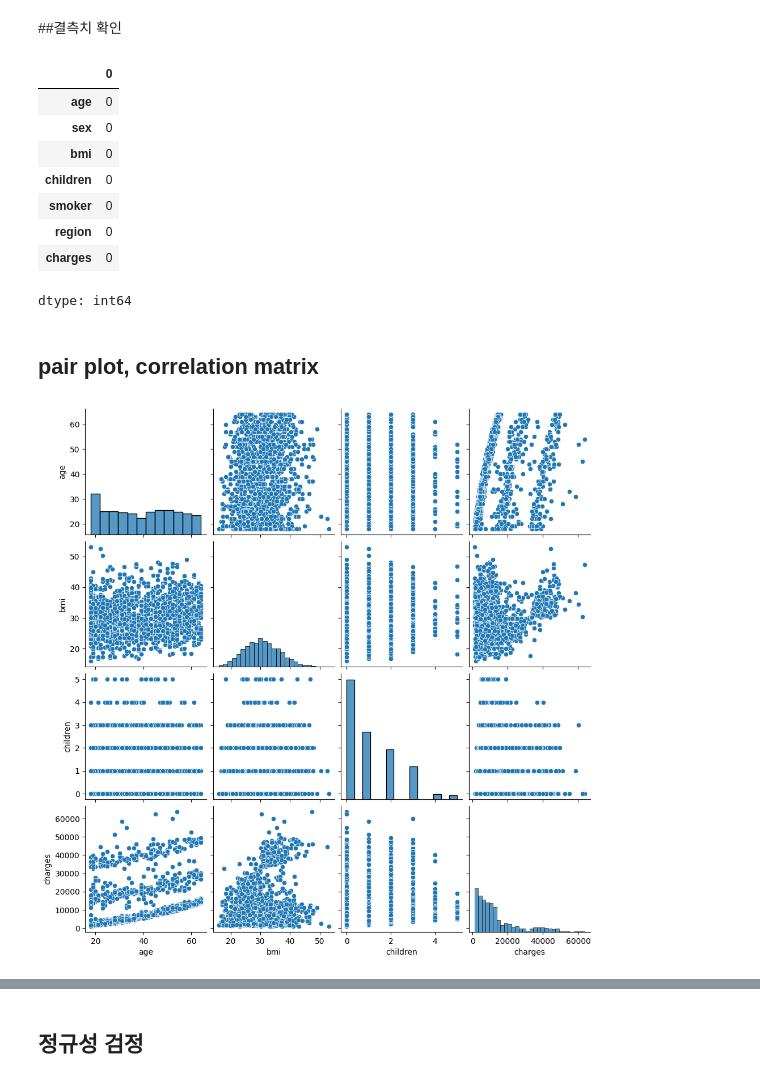
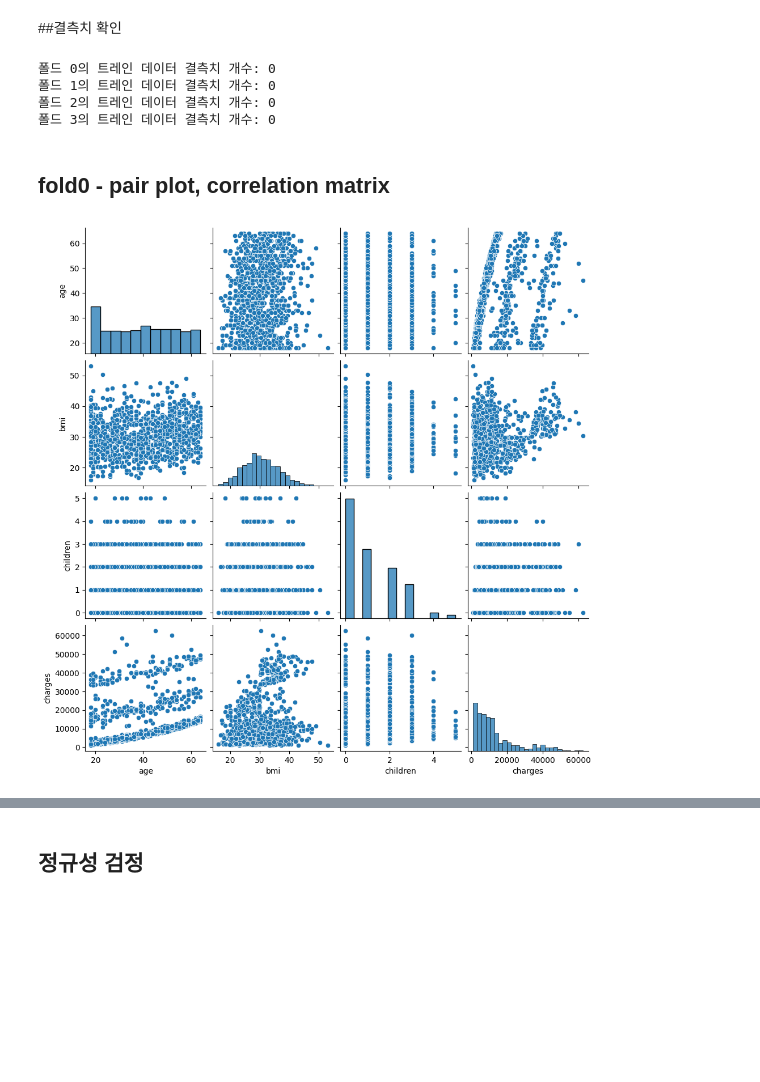
Before and after one commit to daeun118/24_2_ML_in_Finance, a Jupyter notebook: ML_in_Finance_TermProject.ipynb, the cells around one changed output, grey strips where cells are left out. Saved outputs shown, nothing was run; the diff lists cells and outputs as text; code cells hidden in the pictures; blank space fills up the shorter version.

```diff
--- a/ML_in_Finance_TermProject.ipynb
+++ b/ML_in_Finance_TermProject.ipynb
@@ -24,0 +57,16 @@ data.head()
+# %%
+from sklearn.model_selection import KFold
+
+# KFold 설정
+kf = KFold(n_splits=4, shuffle=True, random_state=42)
+
+# 각 폴드를 저장할 리스트
+folds = []
+
+# 데이터 나누기
+for train_index, test_index in kf.split(data):
+    train_data, test_data = data.iloc[train_index], data.iloc[test_index]
+    folds.append((train_data, test_data))  # 각 폴드를 리스트에 저장
+
+# 확인 예시
+print(f"총 {len(folds)}개의 폴드가 생성되었습니다.")
@@ -24,0 +75,14 @@ data.head()
+# %%
+# 각 fold를 개별 변수에 할당
+fold0_train, fold0_test = folds[0]
+fold1_train, fold1_test = folds[1]
+fold2_train, fold2_test = folds[2]
+fold3_train, fold3_test = folds[3]
+
+# 확인 예시
+print("Fold 0 - Train Data:")
+print(fold0_train.shape)
+print("\nFold 0 - Test Data:")
+print(fold0_test.shape)
+
+fold0_train.head()
@@ -26,27 +102,24 @@ data.head()
 # **EDA**
 # %% [markdown]
 ##결측치 확인
-# %%
-data.isnull().sum()
-# %% [output]
-|  | 0 |
-| age | 0 |
-| sex | 0 |
-| bmi | 0 |
-| children | 0 |
-| smoker | 0 |
-| region | 0 |
-| charges | 0 |
-dtype: int64
+# %%
+for i, (train_data, test_data) in enumerate(folds):
+    missing_values = train_data.isnull().sum().sum()  # 결측치 총합 계산
+    print(f'폴드 {i}의 트레인 데이터 결측치 개수: {missing_values}')
+# %% [output]
+폴드 0의 트레인 데이터 결측치 개수: 0
+폴드 1의 트레인 데이터 결측치 개수: 0
+폴드 2의 트레인 데이터 결측치 개수: 0
+폴드 3의 트레인 데이터 결측치 개수: 0
 # %% [markdown]
-## pair plot, correlation matrix
+## fold0 - pair plot, correlation matrix
 # %%
 # 수치형 변수만 선택
-numeric_data = data.select_dtypes(include=['float64', 'int64'])
+fold0_numeric = fold0_train.select_dtypes(include=['float64', 'int64'])
 
-sns.pairplot(numeric_data)
+sns.pairplot(fold0_numeric)
 plt.show()
 # %% [output]
-[figure, old version]
+[figure, new version]
 # %%
 # 상관관계 행렬 계산 및 시각화
```
Also changed, not shown: parts of 65 cells of this notebook.
